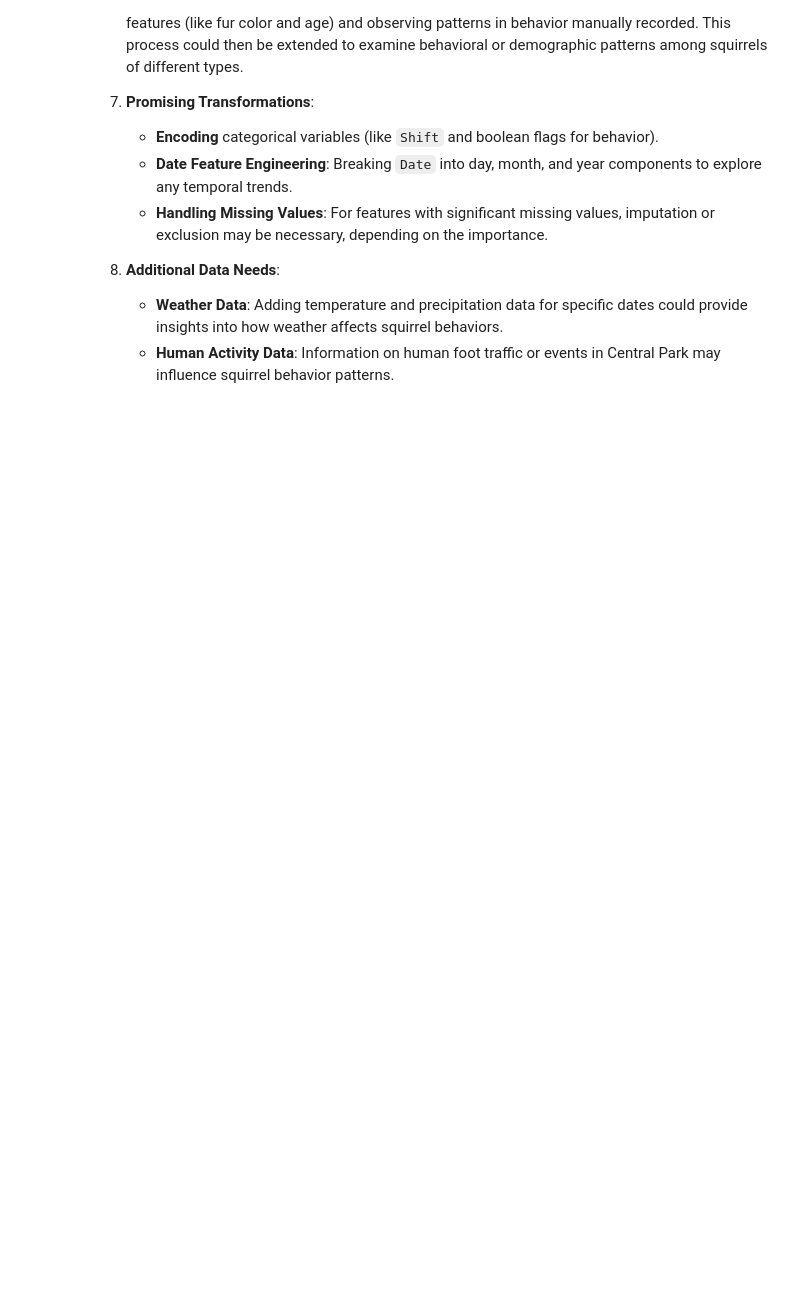
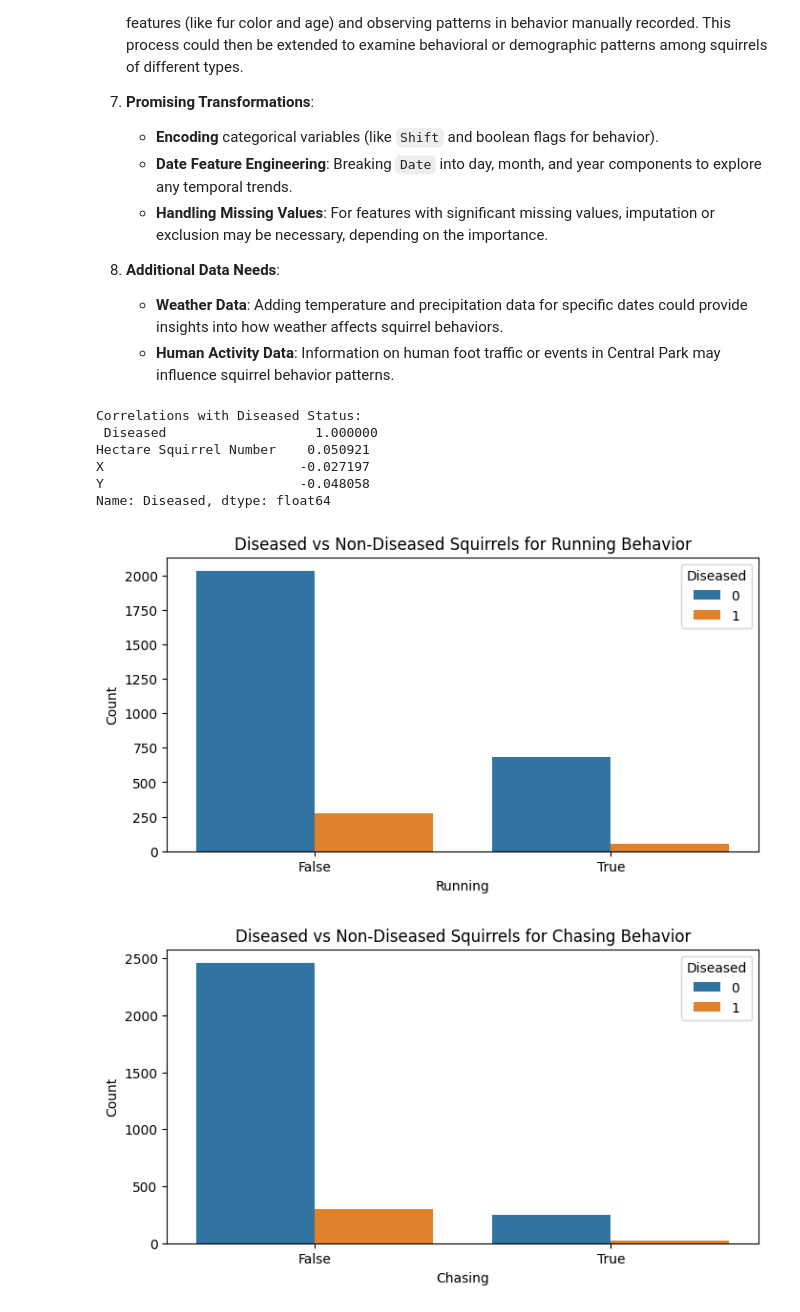
Before and after one commit to jyounes23/Nutosis, a Jupyter notebook: P2-Nutosis/Nutosis.ipynb, the cells around one changed output. Drawn from its saved outputs; the diff is of its cells as text; code cells hidden in the pictures; blank space fills up the shorter version.

```diff
--- a/P2-Nutosis/Nutosis.ipynb
+++ b/P2-Nutosis/Nutosis.ipynb
@@ -376,3 +382,77 @@ plt.show()
 8. **Additional Data Needs**:
    - **Weather Data**: Adding temperature and precipitation data for specific dates could provide insights into how weather affects squirrel behaviors.
    - **Human Activity Data**: Information on human foot traffic or events in Central Park may influence squirrel behavior patterns.
+# %%
+# Correlations
+
+# Convert Date to datetime format and extract month for time-based analysis
+combined_data['Date'] = pd.to_datetime(combined_data['Date'], errors='coerce')
+combined_data['Month'] = combined_data['Date'].dt.month
+
+# 1. Correlation Analysis with Numerical Features
+# Add 'Diseased' as an integer feature if not already
+combined_data['Diseased'] = combined_data['Diseased'].astype(int)
+numerical_features = combined_data.select_dtypes(include=['float64', 'int64']).columns
+
+# Calculate correlation matrix focusing on 'Diseased'
+correlation_matrix = combined_data[numerical_features].corr()
+diseased_correlation = correlation_matrix['Diseased'].sort_values(ascending=False)
+
+# Display correlations with 'Diseased' status
+print("Correlations with Diseased Status:\n", diseased_correlation)
+
+# 2. Behavioral Comparison - Plotting behavioral patterns for diseased vs. non-diseased squirrels
+behavioral_flags = ["Running", "Chasing", "Climbing", "Eating", "Foraging"]
+for behavior in behavioral_flags:
+    plt.figure(figsize=(8, 4))
+    sns.countplot(data=combined_data, x=behavior, hue="Diseased")
+    plt.title(f'Diseased vs Non-Diseased Squirrels for {behavior} Behavior')
+    plt.xlabel(behavior)
+    plt.ylabel("Count")
+    plt.legend(title="Diseased")
+    plt.show()
+
+# 3. Fur Color vs Diseased Status
+plt.figure(figsize=(10, 6))
+sns.countplot(data=combined_data, x="Primary Fur Color", hue="Diseased")
+plt.title("Diseased Status by Primary Fur Color")
+plt.xlabel("Primary Fur Color")
+plt.ylabel("Count")
+plt.legend(title="Diseased")
+plt.show()
+
+# 4. Location Type (Ground vs. Above Ground) vs Diseased Status
+plt.figure(figsize=(10, 6))
+sns.countplot(data=combined_data, x="Location", hue="Diseased")
+plt.title("Diseased Status by Location Type")
+plt.xlabel("Location")
+plt.ylabel("Count")
+plt.legend(title="Diseased")
+plt.show()
+
+# 5. Month vs. Diseased Status
+plt.figure(figsize=(10, 6))
+sns.countplot(data=combined_data, x="Month", hue="Diseased")
+plt.title("Diseased Status by Month of Observation")
+plt.xlabel("Month")
+plt.ylabel("Count")
+plt.legend(title="Diseased")
+plt.show()
+
+# 6. Shift (AM/PM) vs Diseased Status
+plt.figure(figsize=(8, 4))
+sns.countplot(data=combined_data, x="Shift", hue="Diseased")
+plt.title("Diseased Status by Shift (AM/PM)")
+plt.xlabel("Shift")
+plt.ylabel("Count")
+plt.legend(title="Diseased")
+plt.show()
+# %% [output]
+Correlations with Diseased Status:
+ Diseased                   1.000000
+Hectare Squirrel Number    0.050921
+X                         -0.027197
+Y                         -0.048058
+Name: Diseased, dtype: float64
+[figure, added]
+[figure, added]
```
Also changed, not shown: parts of 10 cells of this notebook.
